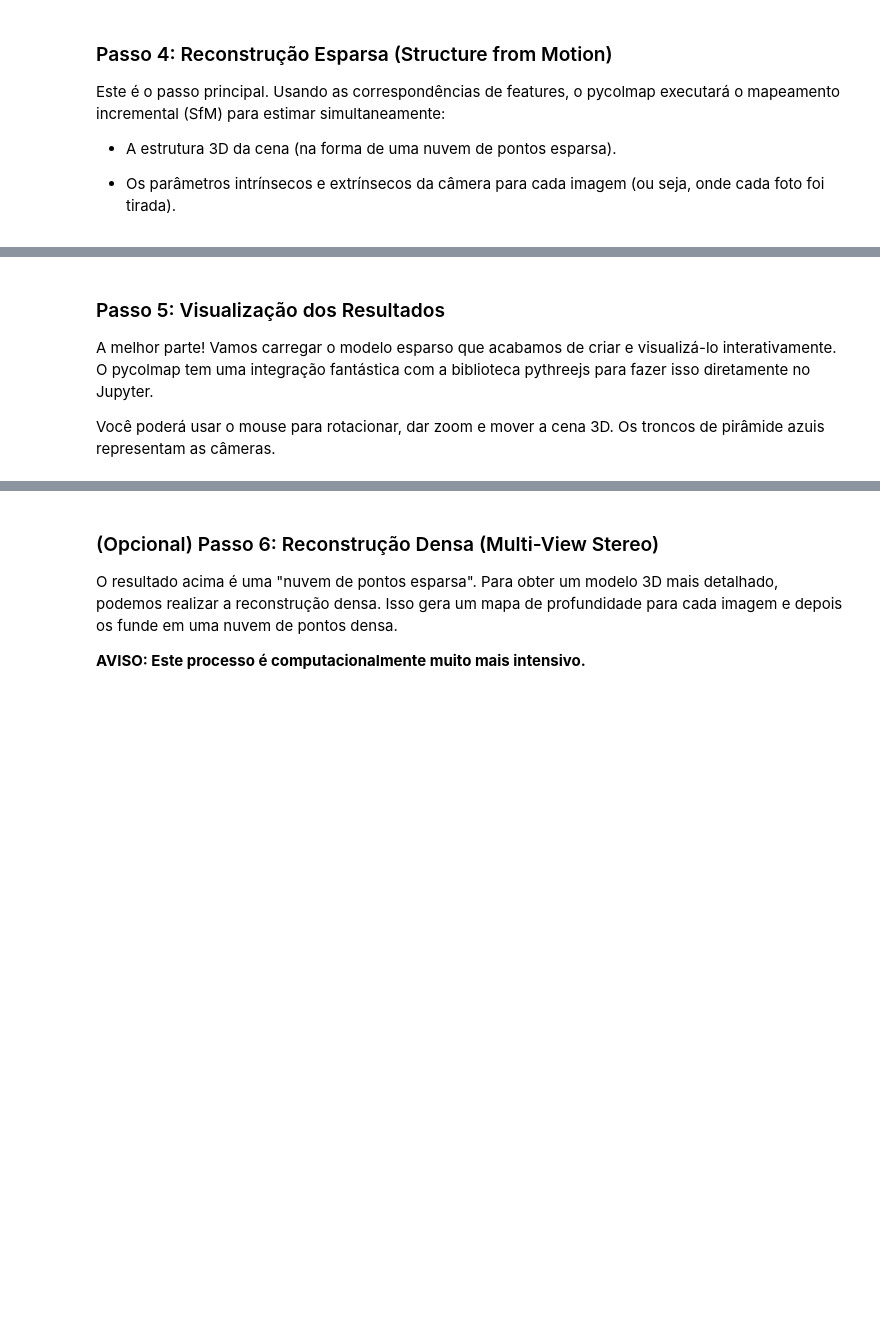
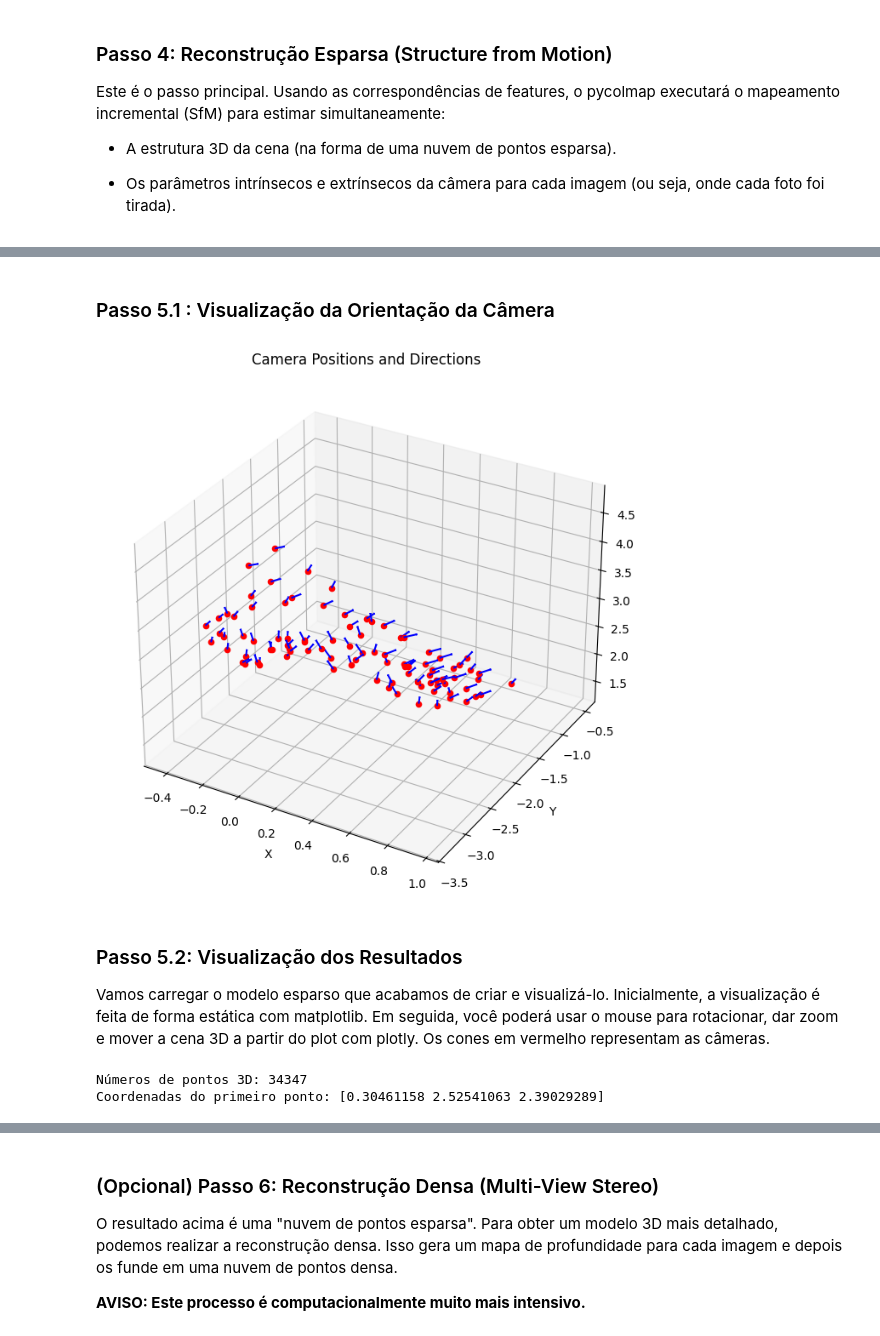
Before and after one commit to GabrielMacedoMontagna/MC949_Visao_Computacional, a Jupyter notebook: Trabalho 2/etapa4Nova.ipynb, the cells around one changed output, grey strips where cells are left out. Cells and saved outputs as stored; diff of their text form; code cells hidden in the pictures; blank space fills up the shorter version.

Commit message:
altera etapa4Nova.ipynb para novas imagens

```diff
--- a/Trabalho 2/etapa4Nova.ipynb
+++ b/Trabalho 2/etapa4Nova.ipynb
@@ -163,6 +246,42 @@ else:
+# %% [markdown]
+### Passo 5.1 : Visualização da Orientação da Câmera
+# %%
+import numpy as np
+
+project_path = Path('colmap_project')
+database_path = project_path / 'database.db'
+output_path = project_path / 'sparse/0'
+image_path = Path('imagens-t2/Imagens4')
+
+reconstruction = pycolmap.Reconstruction(output_path)
+
+fig = plt.figure(figsize=(10, 8))
+ax = fig.add_subplot(111, projection='3d')
+
+for image_id, image in reconstruction.images.items():
+    #Posição da câmera
+    cam_fromworld = image.cam_from_world()
+    camera_pos = cam_fromworld.translation
+    ax.scatter(camera_pos[0], camera_pos[1], camera_pos[2], c='red', marker='o')
+
+    # Calcula a orientação da câmera
+    rotation_matrix = cam_fromworld.rotation.matrix()
+    forward_dir = rotation_matrix @ np.array([0, 0, 1])  # Vetor forward da câmera
+    ax.quiver(
+        camera_pos[0], camera_pos[1], camera_pos[2],
+        forward_dir[0], forward_dir[1], forward_dir[2],
+        length=0.1, color='blue', arrow_length_ratio=0.1
+    )
+
+# Axis labels
+ax.set_xlabel('X')
+ax.set_ylabel('Y')
+ax.set_zlabel('Z')
+ax.set_title('Camera Positions and Directions')
+plt.show()
+# %% [output]
+[figure, added]
 # %% [markdown]
-### Passo 5: Visualização dos Resultados
+### Passo 5.2: Visualização dos Resultados
 
-A melhor parte! Vamos carregar o modelo esparso que acabamos de criar e visualizá-lo interativamente. O pycolmap tem uma integração fantástica com a biblioteca pythreejs para fazer isso diretamente no Jupyter.
-
-Você poderá usar o mouse para rotacionar, dar zoom e mover a cena 3D. Os troncos de pirâmide azuis representam as câmeras.
+Vamos carregar o modelo esparso que acabamos de criar e visualizá-lo. Inicialmente, a visualização é feita de forma estática com matplotlib. Em seguida, você poderá usar o mouse para rotacionar, dar zoom e mover a cena 3D a partir do plot com plotly. Os cones em vermelho representam as câmeras.
@@ -185,0 +288,12 @@ except ValueError as e:
+# %%
+reconstruction = pycolmap.Reconstruction(output_path)
+points_3d = []
+for point3D_id, point3D in reconstruction.points3D.items():
+    points_3d.append(point3D.xyz)  # [x, y, z]
+
+points_3d = np.array(points_3d)
+print(f"Números de pontos 3D: {len(points_3d)}")
+print(f"Coordenadas do primeiro ponto: {points_3d[0]}")
+# %% [output]
+Números de pontos 3D: 34347
+Coordenadas do primeiro ponto: [0.30461158 2.52541063 2.39029289]
```
Also changed, not shown: parts of 12 cells of this notebook.
